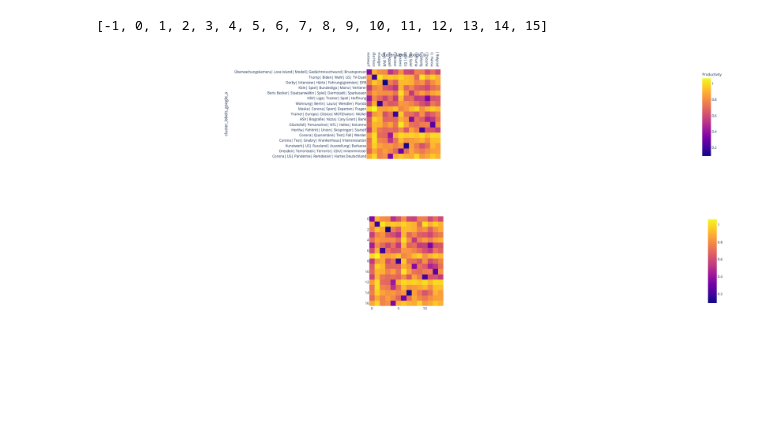
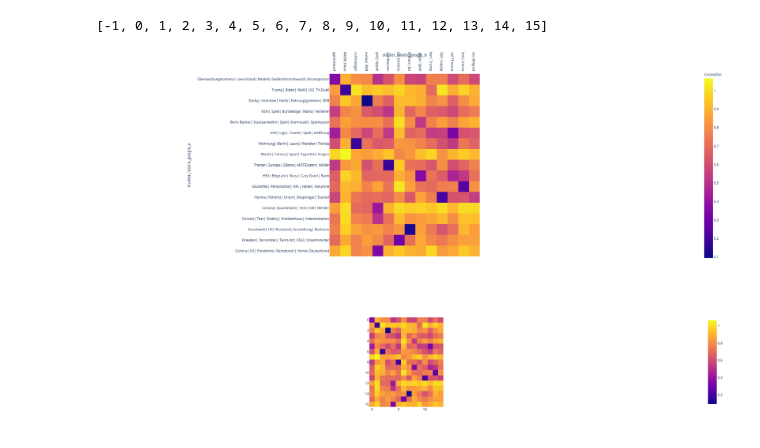
Before and after one commit to spring-media/ci-topic-thunder, a Jupyter notebook: notebooks/WindowedClustering.ipynb, the cells around one changed output. Cells and saved outputs as stored; diff of their text form; code cells hidden in the pictures; blank space fills up the shorter version.

```diff
--- a/notebooks/WindowedClustering.ipynb
+++ b/notebooks/WindowedClustering.ipynb
@@ -65,14 +65,16 @@ unique_for_b= len(((sets[0] ^ sets[1]) & sets[1]) )
 common_for_both = len(sets[0] & sets[1])
 # %%
 #load BERT model from Hugging Face
-model_name= "T-Systems-onsite/cross-en-de-roberta-sentence-transformer"
+#model_name= "T-Systems-onsite/cross-en-de-roberta-sentence-transformer"
+#model_name= "T-Systems-onsite/bert-german-dbmdz-uncased-sentence-stsb"
+model_name= "T-Systems-onsite/german-roberta-sentence-transformer-v2"
 
 word_embedding_model = models.Transformer(model_name)
 try:
     pass
-    #mlflow.set_tag("model_name",model_name)
-    #mlflow.set_tag("max_pooling",max_pooling)
-    #mlflow.set_tag("Cluster Description Column","text_ne")
+    mlflow.set_tag("model_name",model_name)
+    mlflow.set_tag("max_pooling",max_pooling)
+    mlflow.set_tag("Cluster Description Column","text_ne")
 except ConnectionError as ConnErr:
     print("Could not reach service")
 # %%
@@ -267,17 +269,17 @@ cluster_labels_google_a.index.to_list()
 # %%
 import plotly.express as px
 data= cdist(np.stack(cluster_labels_google_a.merged_headline_embedding.values),np.stack(cluster_labels_google_b.merged_headline_embedding.values),"cosine")
 fig = px.imshow(data,
-                labels=dict(x="cluster_labels_google_b", y="cluster_labels_google_a", color="Productivity"),
+                labels=dict(x="cluster_labels_google_b", y="cluster_labels_google_a", color="CosineDist"),
                 x=cluster_labels_google_b.TopWords.to_list(),
                 y=cluster_labels_google_a.TopWords.to_list()
                )
 fig.update_xaxes(side="top")
 fig.update_layout(height=800)
 
 fig.show()
 # %% [output]
-[figure, old version]
+[figure, new version]
 # %%
 
 fig = px.imshow(cdist(np.stack(cluster_labels_google_a.merged_headline_embedding.values),np.stack(cluster_labels_google_b.merged_headline_embedding.values),"cosine"))
```
Also changed, not shown: parts of 1 cell of this notebook, 3 other files.
